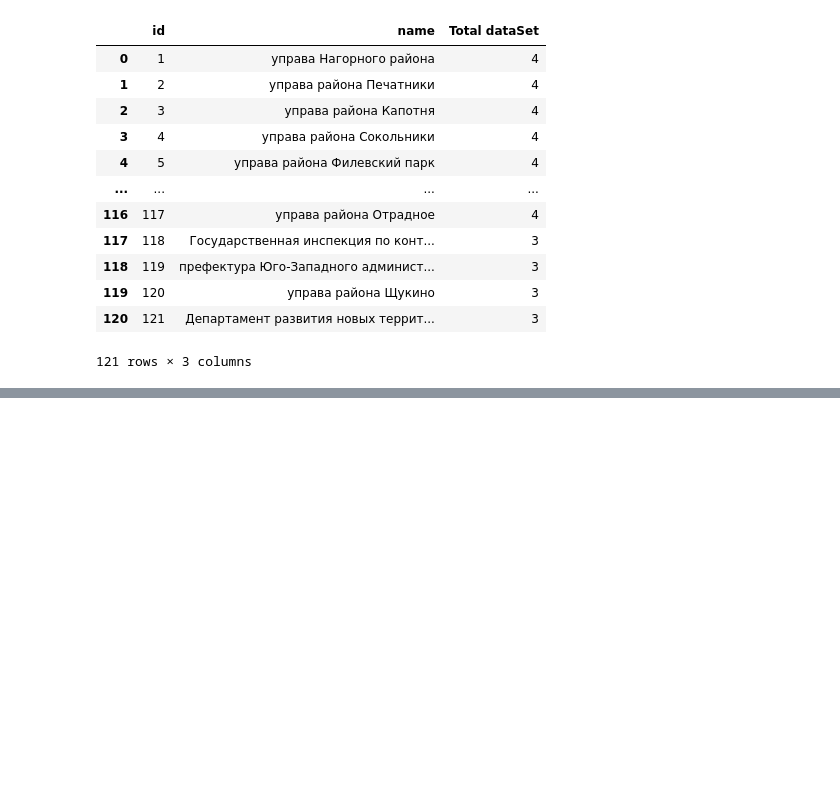
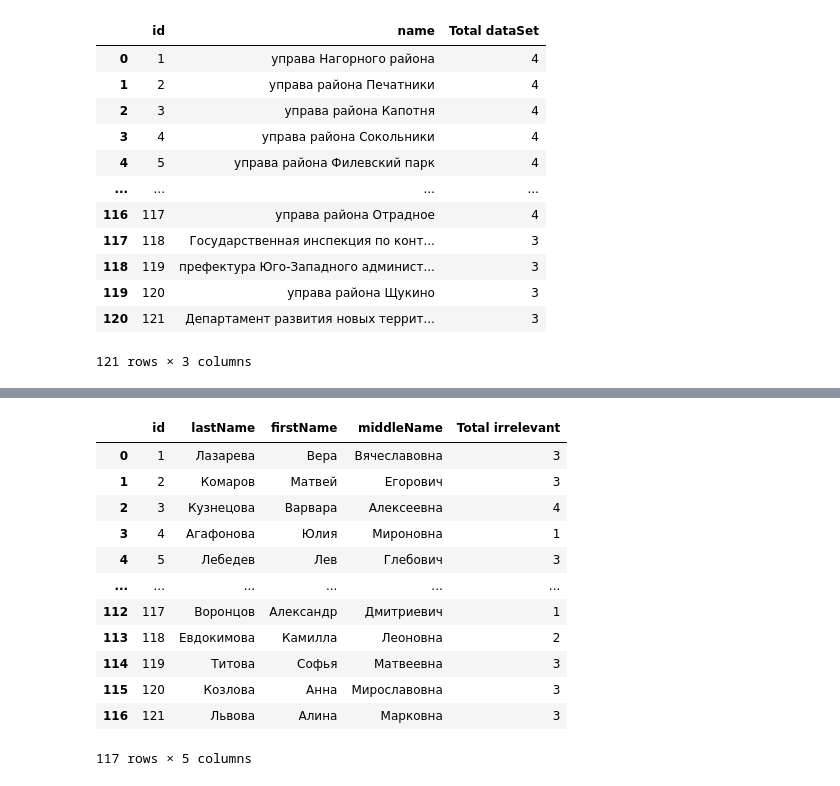
Before and after one commit to n0kse/shumskiiIN_kursovaya, a Jupyter notebook: исходный_код/MAIN.ipynb, the cells around one changed output, grey strips where cells are left out. Cells and saved outputs as stored; diff of their text form; code cells hidden in the pictures; blank space fills up the shorter version.

```diff
--- a/исходный_код/MAIN.ipynb
+++ b/исходный_код/MAIN.ipynb
@@ -971,0 +968,28 @@ query_sql('shumskiiin.db', '''SELECT a.name, 1.0 *`Total irrelevant` / `Total da
+# %%
+query_sql('shumskiiin.db', '''SELECT worker.id, worker.lastName, worker.firstName, worker.middleName, COUNT(dataSet.id) as "Total irrelevant"
+                              FROM actionList
+                              LEFT JOIN log
+                              ON log.actionID = actionList.id
+                              LEFT JOIN dataSet
+                              ON dataSet.id = log.dataSetID
+                              LEFT JOIN worker
+                              ON log.workerID = worker.ID
+                              WHERE
+                              actionList.action IN ('Архивирован', 'Изъят из публичного доступа')
+                              GROUP BY worker.id, worker.lastName, worker.firstName, worker.middleName
+                          '''
+         )
+# %% [output]
+|  | id | lastName | firstName | middleName | Total irrelevant |
+| 0 | 1 | Лазарева | Вера | Вячеславовна | 3 |
+| 1 | 2 | Комаров | Матвей | Егорович | 3 |
+| 2 | 3 | Кузнецова | Варвара | Алексеевна | 4 |
+| 3 | 4 | Агафонова | Юлия | Мироновна | 1 |
+| 4 | 5 | Лебедев | Лев | Глебович | 3 |
+| ... | ... | ... | ... | ... | ... |
+| 112 | 117 | Воронцов | Александр | Дмитриевич | 1 |
+| 113 | 118 | Евдокимова | Камилла | Леоновна | 2 |
+| 114 | 119 | Титова | Софья | Матвеевна | 3 |
+| 115 | 120 | Козлова | Анна | Мирославовна | 3 |
+| 116 | 121 | Львова | Алина | Марковна | 3 |
+117 rows × 5 columns
```
Also changed, not shown: parts of 6 cells of this notebook.
